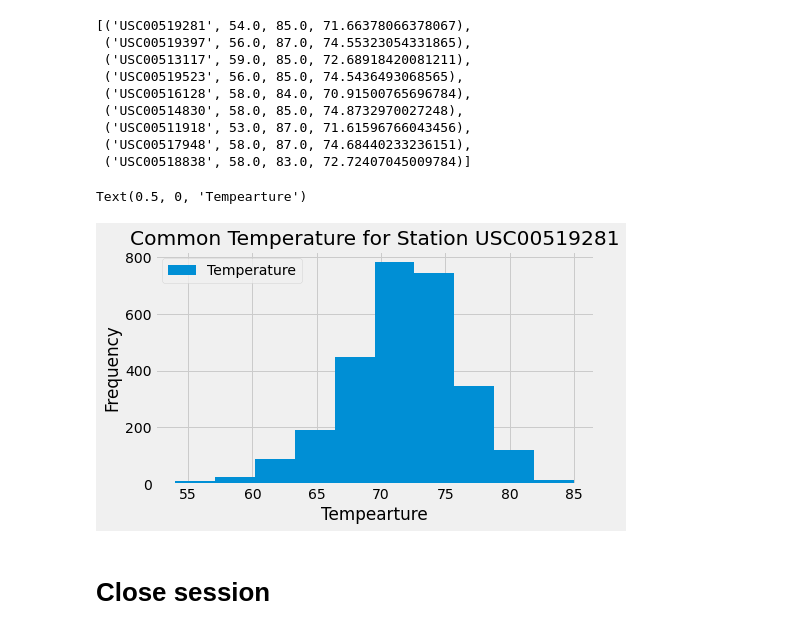
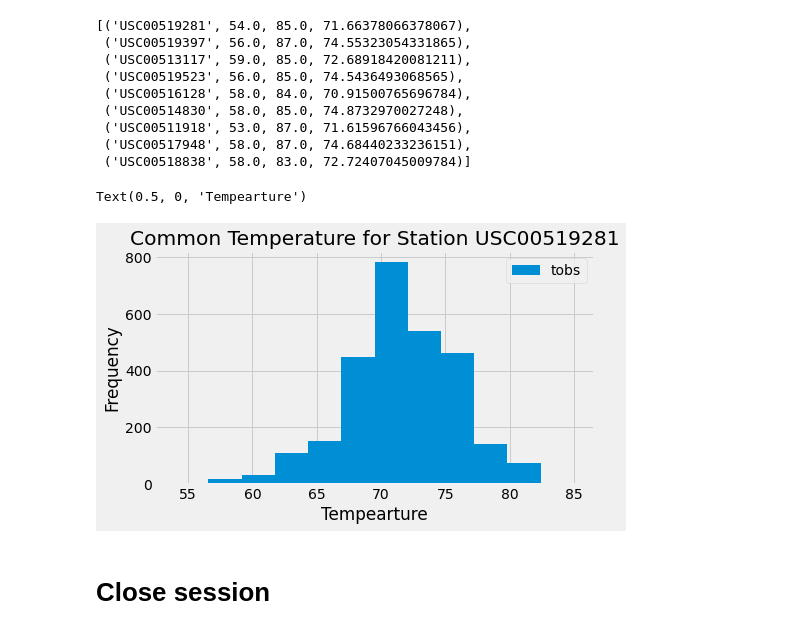
Before and after one commit to HsuChe/climate-summary-app, a Jupyter notebook: climate_starter.ipynb, the cells around one changed output. Saved outputs shown, nothing was run; the diff lists cells and outputs as text; code cells hidden in the pictures.

```diff
--- a/climate_starter.ipynb
+++ b/climate_starter.ipynb
@@ -142,15 +142,15 @@ station_temp
 # %%
 # Using the most active station id
 # Query the last 12 months of temperature observation data for this station and plot the results as a histogram
 active_station_data = session.query(Mea.date,Mea.tobs).filter(Mea.station == station_temp[0][0]).all()
 station_df = pd.DataFrame(active_station_data, columns = ['Date','tobs'])
 station_sort = station_df.set_index('Date')
-station_sort.plot.hist(figsize = (7,4))
+station_sort.plot.hist(figsize = (7,4), bins=12)
 plt.title(f'Common Temperature for Station {station_temp[0][0]}')
 plt.xlabel('Tempearture')
 # %% [output]
 Text(0.5, 0, 'Tempearture')
-[figure, old version]
+[figure, new version]
 # %% [markdown]
 # Close session
 # %%
```
Also changed, not shown: 1 other file.
